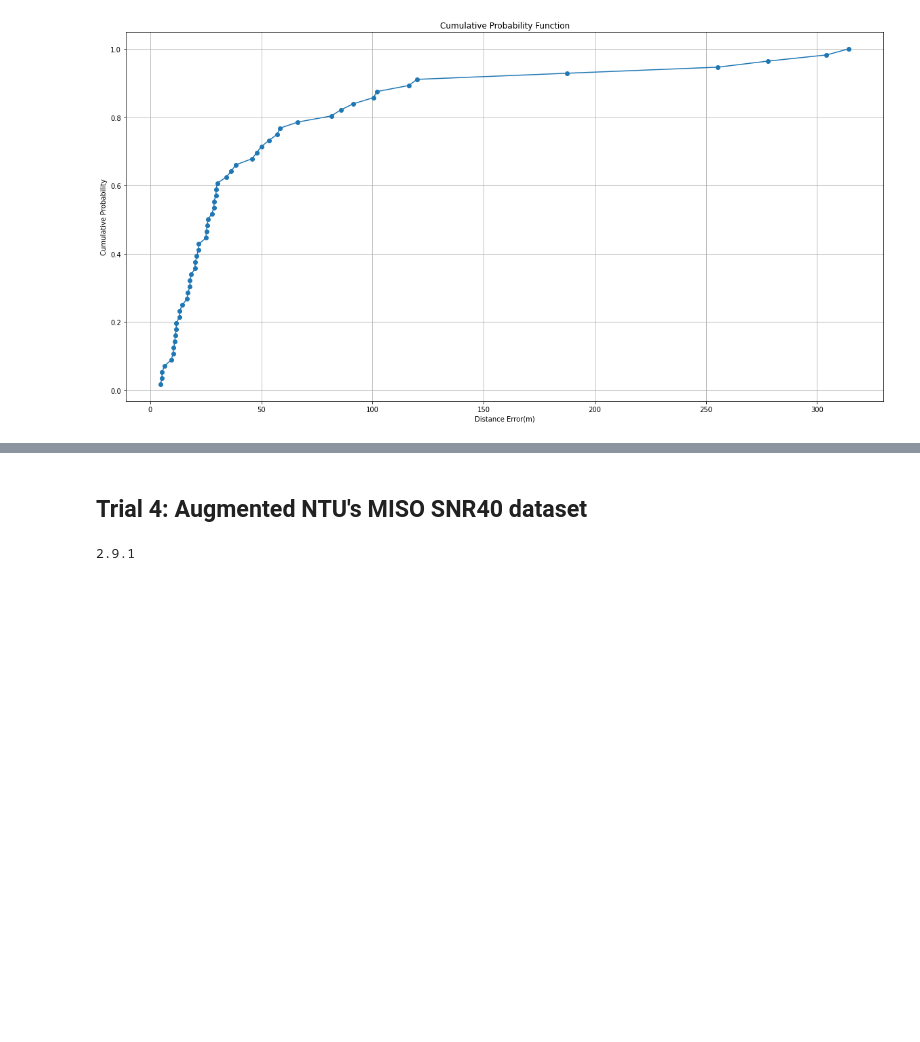
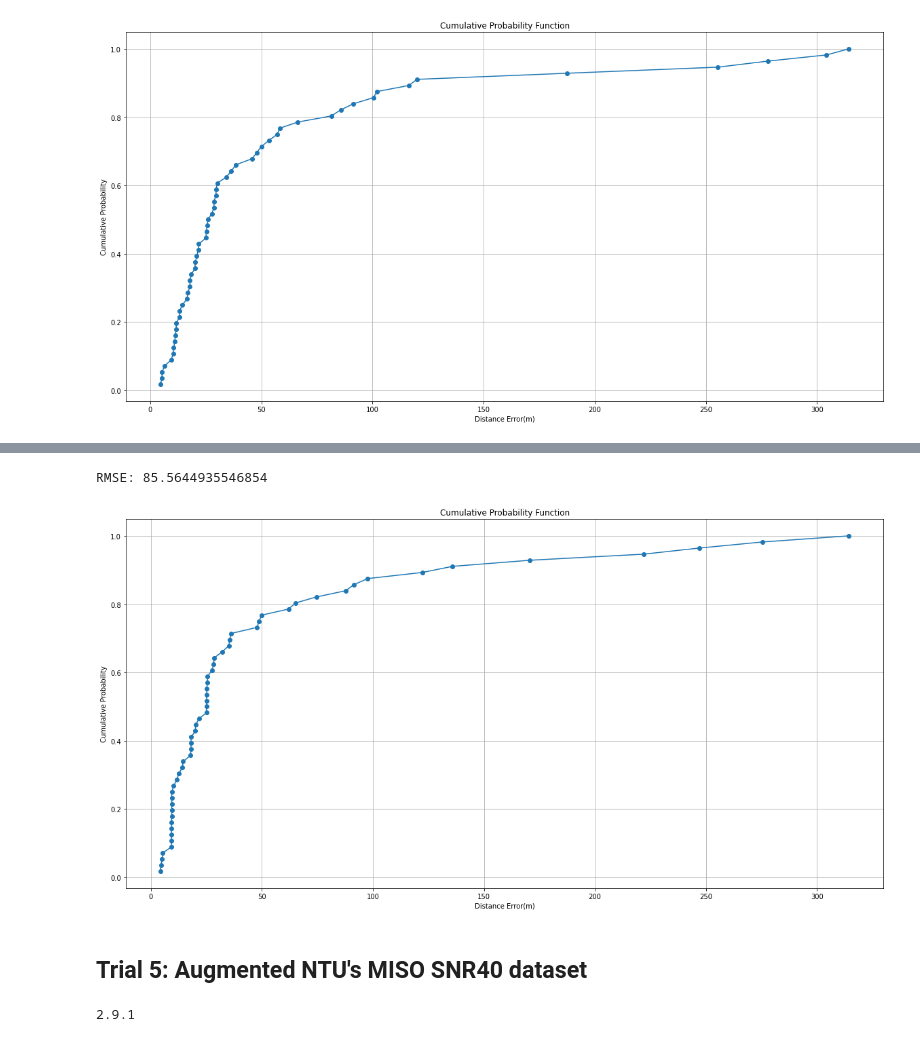
Before and after one commit to jinyangp/dso_localisation, a Jupyter notebook: wknn/model_wknn.ipynb, the cells around one changed output, grey strips where cells are left out. Cells and saved outputs as stored; diff of their text form; code cells hidden in the pictures; blank space fills up the shorter version.

```diff
--- a/wknn/model_wknn.ipynb
+++ b/wknn/model_wknn.ipynb
@@ -1920,0 +2051,2 @@ plt.show()
+# %%
+alpha_vector = np.random.standard_normal(size = (1,14))
@@ -1921,5 +2206,51 @@ plt.show()
+# %%
+def get_disterr(actual, predicted):
+
+    x_error = (actual[0] - predicted[0])**2
+    y_error = (actual[1] - predicted[1])**2
+
+    return x_error + y_error
+
+def get_errcdf(errors):
+    # Sort the array
+    sorted_data = np.sort(errors)
+
+    # Calculate cumulative probabilities
+    n = len(sorted_data)
+    cumulative_probs = np.arange(1, n + 1) / n
+
+    return (sorted_data, cumulative_probs)
+
+err_sum = 0
+dist_errors = []
+
+for i in range(len(y_pred)):
+
+    actual_coords = rp_dict[y_test[i]]
+    err = get_disterr(actual_coords, y_pred[i])
+    err_sum += err
+    dist_errors.append(np.sqrt(err))
+
+sorted_errors, cdf_vals = get_errcdf(dist_errors)
+
+print(f'RMSE: {np.sqrt((err_sum/len(y_pred)))}')
+# %% [output]
+RMSE: 85.5644935546854
+# %%
+import matplotlib.pyplot as plt
+
+plt.rcParams['figure.figsize'] = [20, 10]
+
+plt.plot(sorted_errors, cdf_vals, marker='o')
+plt.xlabel('Distance Error(m)')
+plt.ylabel('Cumulative Probability')
+plt.title('Cumulative Probability Function')
+plt.grid(True)
+plt.show()
+# %% [output]
+[figure, added]
 # %% [markdown]
-## <a id='wknn_augmented_miso_snr40'>Trial 4: Augmented NTU's MISO SNR40 dataset</a>
+## <a id='wknn_augmented_miso_snr40'>Trial 5: Augmented NTU's MISO SNR40 dataset</a>
 # %%
 import tensorflow as tf
 from tensorflow.python.client import device_lib
```
Also changed, not shown: parts of 17 cells of this notebook.
